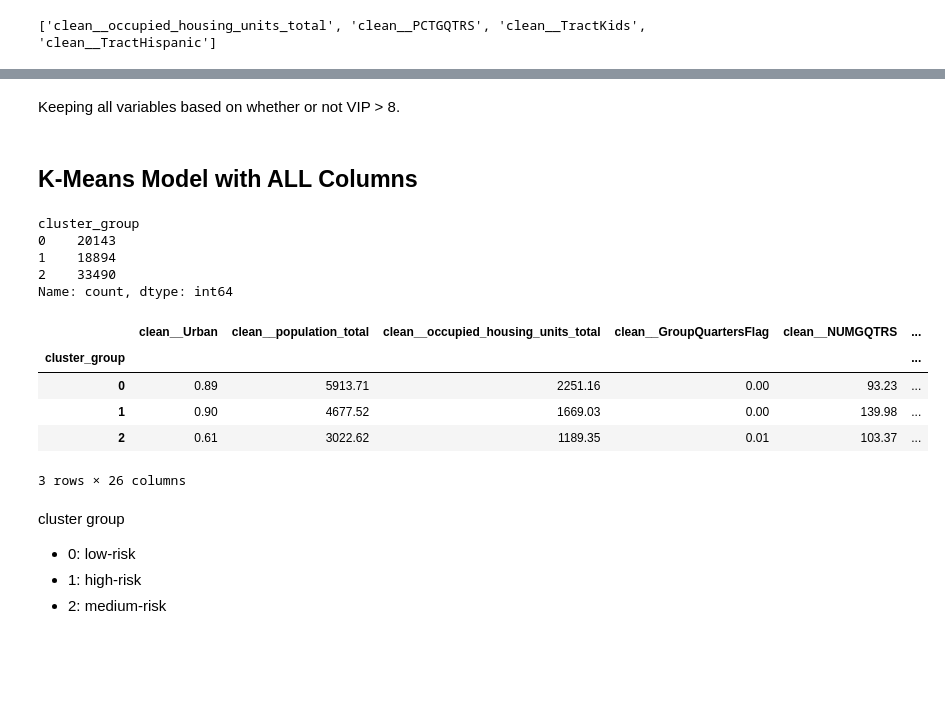
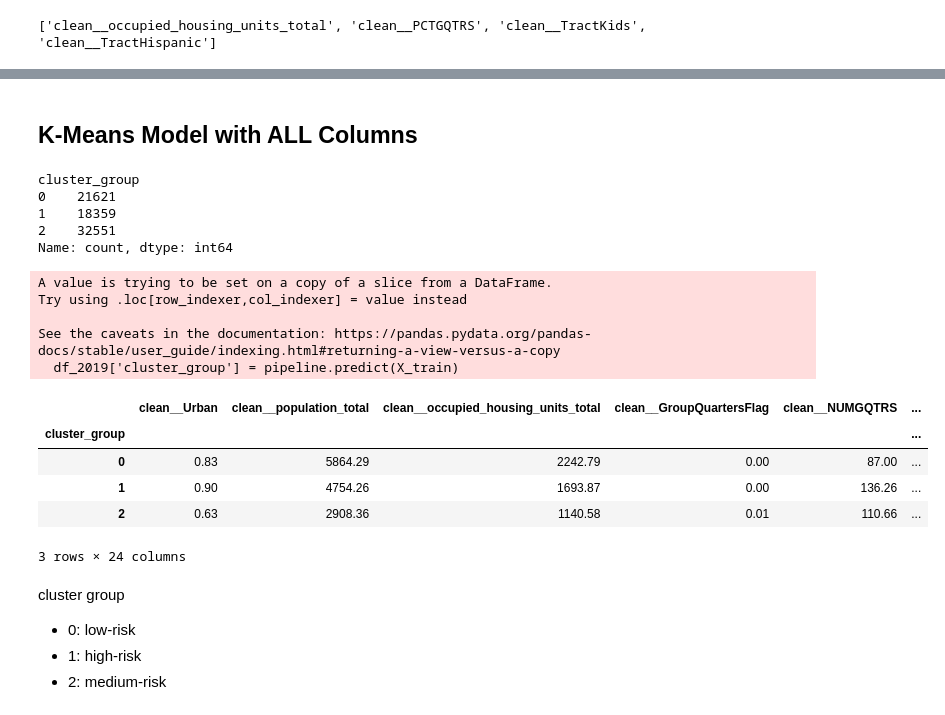
Before and after one commit to mcundins/cse6242-project, a Jupyter notebook: kmeans_modeling/kmeans_food_desert_risk_train.ipynb, the cells around one changed output, grey strips where cells are left out. Cells and saved outputs as stored; diff of their text form; code cells hidden in the pictures; blank space fills up the shorter version.

```diff
--- a/kmeans_modeling/kmeans_food_desert_risk_train.ipynb
+++ b/kmeans_modeling/kmeans_food_desert_risk_train.ipynb
@@ -116,9 +212,9 @@ dtype: int64
 # %% [markdown]
 ## Correlation Matrix
 # %%
-df_2019_x = df_2019.drop(columns=['tract_id'])
+X = df_2019.drop(columns=['tract_id', 'state','state_name','County' ])
 
-corr_matrix = df_2019_x.corr()
+corr_matrix = X.corr()
 
 plt.figure(figsize=(10, 10))
 sns.heatmap(corr_matrix, annot=True, cmap='coolwarm')
@@ -147,23 +240,0 @@ print(high_corr_features)
-# %%
-from statsmodels.tools.tools import add_constant
-from statsmodels.stats.outliers_influence import variance_inflation_factor
-
-
-X = df_2019_x.copy()
-
-X = X.fillna(X.median())
-
-X = add_constant(X)
-
-vif_data = pd.DataFrame()
-
-vif_data["Feature"] = X.columns
-
-vif_data["VIF"] = [
-    variance_inflation_factor(X.values, i)
-    for i in range(X.shape[1])
-]
-
-vif_data = vif_data[vif_data["Feature"] != "const"]
-
-print(vif_data.sort_values("VIF", ascending=False))
@@ -188,15 +241,9 @@ print(vif_data.sort_values("VIF", ascending=False))
-# %% [markdown]
-Keeping all variables based on whether or not VIP > 8.
 # %% [markdown]
 ## K-Means Model with ALL Columns
 # %%
-# pipeline, standardize
 from sklearn.preprocessing import StandardScaler
-from sklearn.impute import SimpleImputer
 from sklearn.cluster import KMeans
 from sklearn.pipeline import Pipeline
-
-X = df_2019_x
 
 pipeline = Pipeline([
     ('scaler', StandardScaler()),
@@ -211,24 +258,29 @@ X_train = X
 
 pipeline.fit(X_train) #fitting in standardized pipeline
 
-df_2019_x['cluster_group'] = pipeline.predict(X_train)
+df_2019['cluster_group'] = pipeline.predict(X_train)
 
-print(df_2019_x['cluster_group'].value_counts().sort_index())
+print(df_2019['cluster_group'].value_counts().sort_index())
 # %% [output]
 cluster_group
-0    20143
-1    18894
-2    33490
+0    21621
+1    18359
+2    32551
 Name: count, dtype: int64
+A value is trying to be set on a copy of a slice from a DataFrame.
+Try using .loc[row_indexer,col_indexer] = value instead
+
+See the caveats in the documentation: https://pandas.pydata.org/pandas-docs/stable/user_guide/indexing.html#returning-a-view-versus-a-copy
+  df_2019['cluster_group'] = pipeline.predict(X_train)
 # %%
-df_2019_x.groupby('cluster_group')[df_2019_x.columns].mean().round(2)
+df_2019.groupby('cluster_group')[X.columns].mean().round(2)
 # %% [output]
 |  | clean__Urban | clean__population_total | clean__occupied_housing_units_total | clean__GroupQuartersFlag | clean__NUMGQTRS | ... |
 | cluster_group |  |  |  |  |  | ... |
-| 0 | 0.89 | 5913.71 | 2251.16 | 0.00 | 93.23 | ... |
-| 1 | 0.90 | 4677.52 | 1669.03 | 0.00 | 139.98 | ... |
-| 2 | 0.61 | 3022.62 | 1189.35 | 0.01 | 103.37 | ... |
+| 0 | 0.83 | 5864.29 | 2242.79 | 0.00 | 87.00 | ... |
+| 1 | 0.90 | 4754.26 | 1693.87 | 0.00 | 136.26 | ... |
+| 2 | 0.63 | 2908.36 | 1140.58 | 0.01 | 110.66 | ... |
-3 rows × 26 columns
+3 rows × 24 columns
 # %% [markdown]
 cluster group
 *   0: low-risk
```
Also changed, not shown: parts of 28 cells of this notebook.
